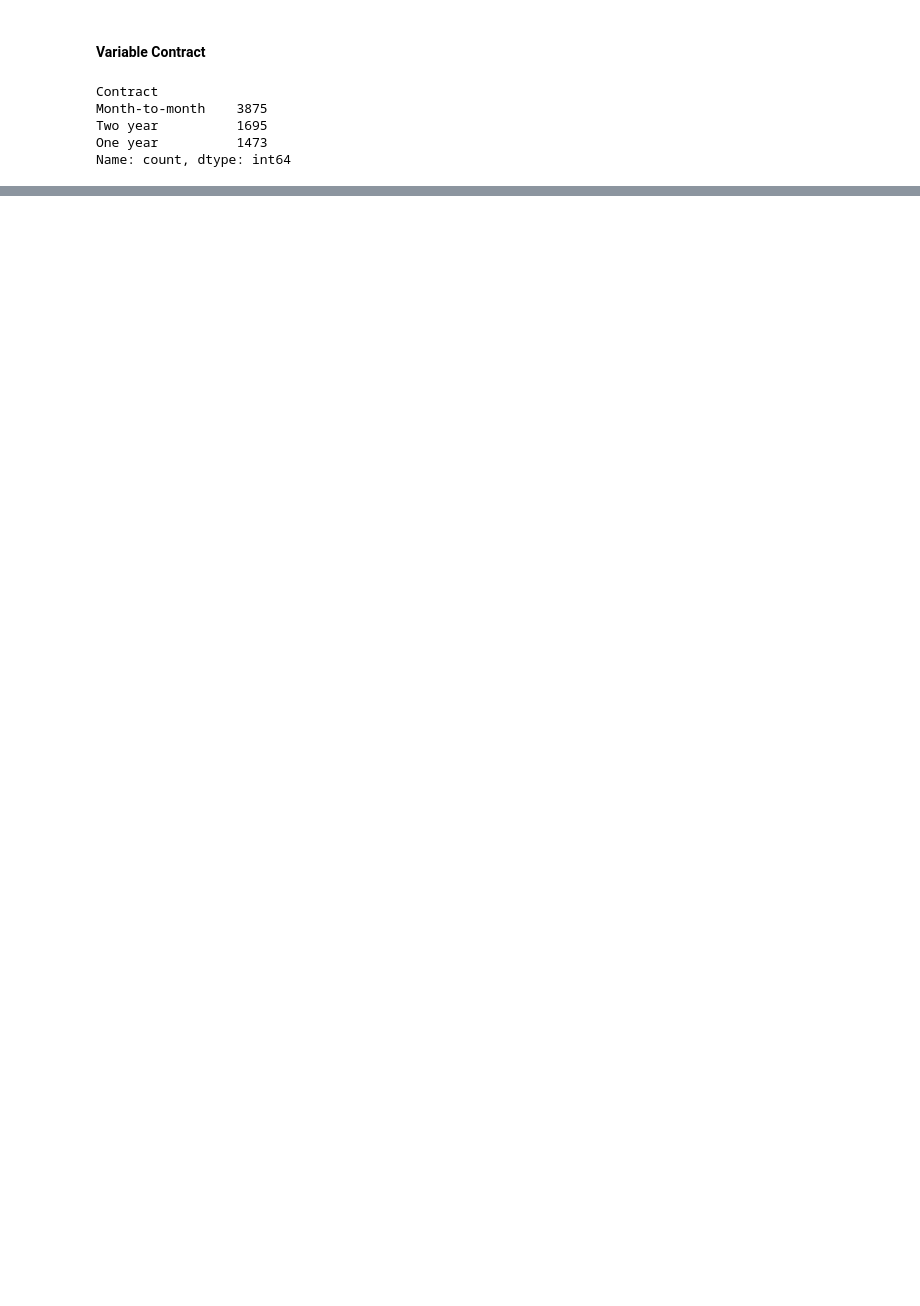
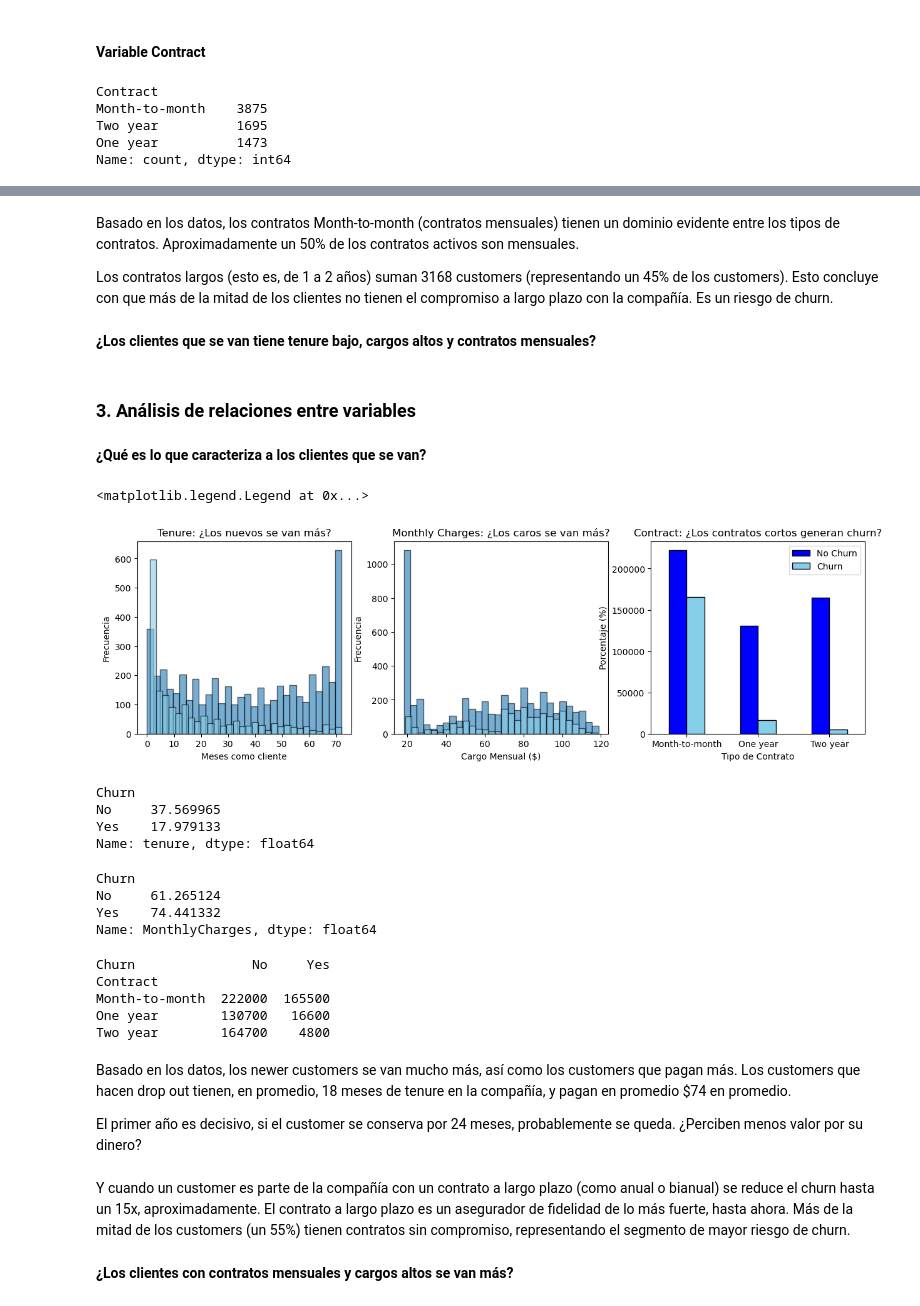
Before and after one commit to GodSci3nc3/Telco-Customer-Churn-EDA, a Jupyter notebook: notebooks/EDA.ipynb, the cells around one changed output, grey strips where cells are left out. Drawn from its saved outputs; the diff is of its cells as text; code cells hidden in the pictures; blank space fills up the shorter version.

```diff
--- a/notebooks/EDA.ipynb
+++ b/notebooks/EDA.ipynb
@@ -147,0 +158,68 @@ plt.xticks(rotation=0)
+# %% [markdown]
+Basado en los datos, los contratos Month-to-month (contratos mensuales) tienen un dominio evidente entre los tipos de contratos. Aproximadamente un 50% de los contratos activos son mensuales.
+
+Los contratos largos (esto es, de 1 a 2 años) suman 3168 customers (representando un 45% de los customers). Esto concluye con que más de la mitad de los clientes no tienen el compromiso a largo plazo con la compañía. Es un riesgo de churn.
+# %% [markdown]
+**¿Los clientes que se van tiene tenure bajo, cargos altos y contratos mensuales?**
+# %% [markdown]
+### 3. Análisis de relaciones entre variables
+# %% [markdown]
+**¿Qué es lo que caracteriza a los clientes que se van?**
+# %%
+# Las gráficas cumplirán con el tamaño o configuración siguiente, para una visualización apropiada
+fig, axes = plt.subplots(1, 3, figsize=(15, 4))
+
+axes[0].hist(df[df['Churn']=='No']['tenure'], bins=30, alpha=0.6, label='No Churn', edgecolor='black')
+axes[0].hist(df[df['Churn']=='Yes']['tenure'], bins=30, alpha=0.6, label='Churn', edgecolor='black', color='skyblue')
+axes[0].set_xlabel('Meses como cliente')
+axes[0].set_ylabel('Frecuencia')
+axes[0].set_title('Tenure: ¿Los nuevos se van más?')
+
+axes[1].hist(df[df['Churn']=='No']['MonthlyCharges'], bins=30, alpha=0.6, label='No Churn', edgecolor='black')
+axes[1].hist(df[df['Churn']=='Yes']['MonthlyCharges'], bins=30, alpha=0.6, label='Churn', color='skyblue', edgecolor='black')
+axes[1].set_xlabel('Cargo Mensual ($)')
+axes[1].set_ylabel('Frecuencia')
+axes[1].set_title('Monthly Charges: ¿Los caros se van más?')
+
+churn_by_contract = pd.crosstab(df['Contract'], df['Churn']) * 100
+churn_by_contract.plot(kind='bar', ax=axes[2], color=['blue', 'skyblue'], edgecolor='black')
+axes[2].set_xlabel('Tipo de Contrato')
+axes[2].set_ylabel('Porcentaje (%)')
+axes[2].set_title('Contract: ¿Los contratos cortos generan churn?')
+axes[2].set_xticklabels(axes[2].get_xticklabels(), rotation=0)
+axes[2].legend(['No Churn', 'Churn'])
+# %% [output]
+<matplotlib.legend.Legend at 0x...>
+[figure, added]
+# %%
+df.groupby('Churn')['tenure'].mean()
+# %% [output]
+Churn
+No     37.569965
+Yes    17.979133
+Name: tenure, dtype: float64
+# %%
+df.groupby('Churn')['MonthlyCharges'].mean()
+# %% [output]
+Churn
+No     61.265124
+Yes    74.441332
+Name: MonthlyCharges, dtype: float64
+# %%
+print(churn_by_contract)
+# %% [output]
+Churn               No     Yes
+Contract
+Month-to-month  222000  165500
+One year        130700   16600
+Two year        164700    4800
+# %% [markdown]
+Basado en los datos, los newer customers se van mucho más, así como los customers que pagan más. Los customers que hacen drop out tienen, en promedio, 18 meses de tenure en la compañía, y pagan en promedio $74 en promedio.
+
+El primer año es decisivo, si el customer se conserva por 24 meses, probablemente se queda.
+¿Perciben menos valor por su dinero?
+# %% [markdown]
+Y cuando un customer es parte de la compañía con un contrato a largo plazo (como anual o bianual) se reduce el churn hasta un 15x, aproximadamente. El contrato a largo plazo es un asegurador de fidelidad de lo más fuerte, hasta ahora.
+Más de la mitad de los customers (un 55%) tienen contratos sin compromiso, representando el segmento de mayor riesgo de churn.
+# %% [markdown]
+**¿Los clientes con contratos mensuales y cargos altos se van más?**
```
Also changed, not shown: parts of 20 cells of this notebook, 5 other files.
